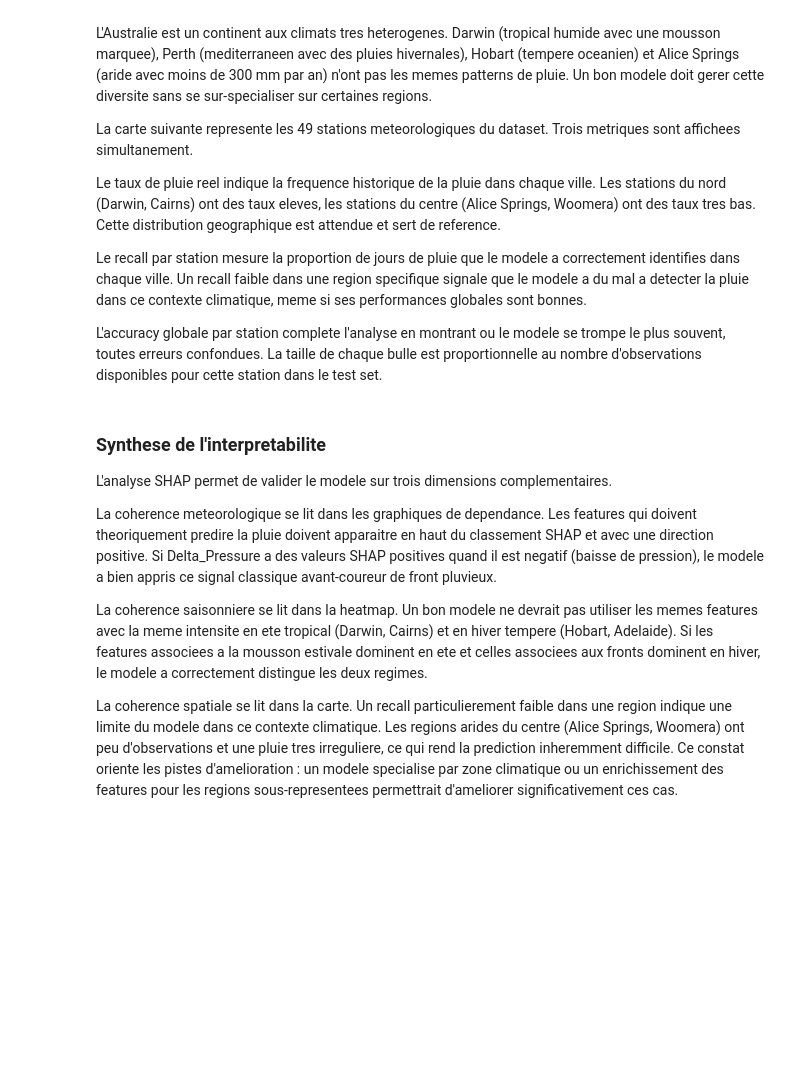
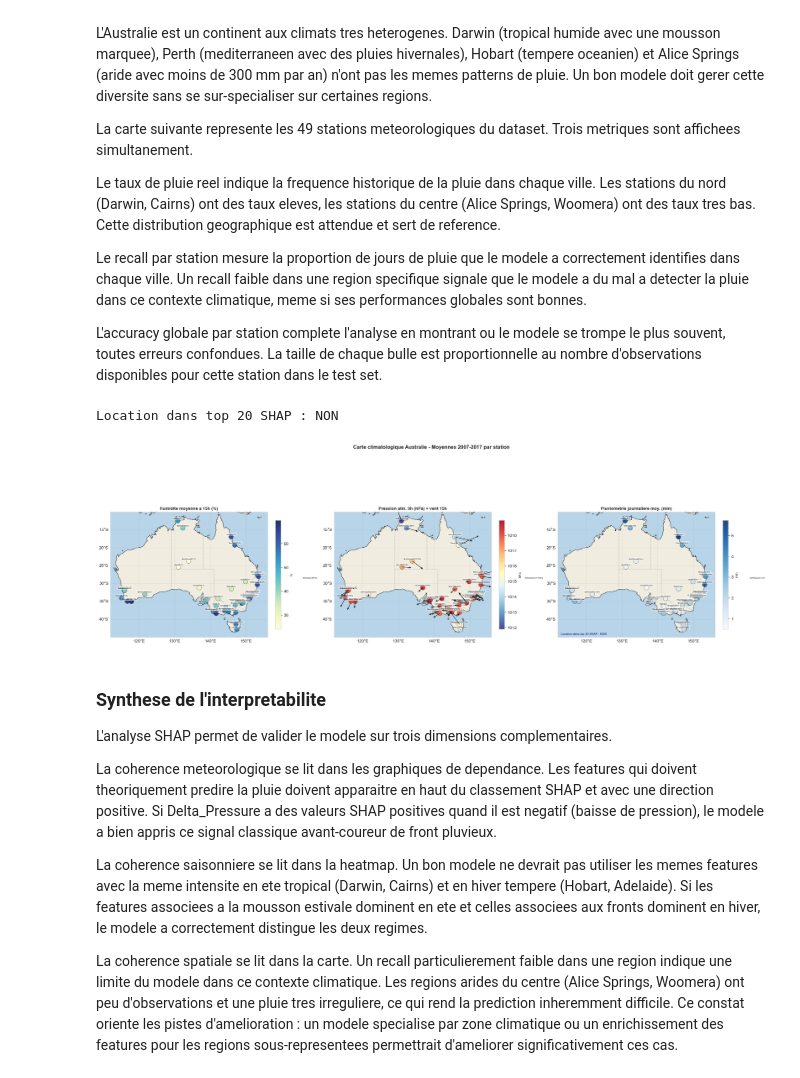
Before and after one commit to thomaspons/aug25cds_meteo_tp, a Jupyter notebook: notebooks/DS_project_weatherAUS.ipynb, the cells around one changed output. Saved outputs shown, nothing was run; the diff lists cells and outputs as text; code cells hidden in the pictures; blank space fills up the shorter version.

```diff
--- a/notebooks/DS_project_weatherAUS.ipynb
+++ b/notebooks/DS_project_weatherAUS.ipynb
@@ -1675,35 +1652,37 @@ for ax, (col, cmap, title, unit, add_quiver) in zip(axes, panels):
     cb.set_label(unit, fontsize=8)
 
     for _, row in climate.iterrows():
         ax.text(row['lon'], row['lat'] + 0.45,
-                f"{row['Location']}
-{row[col]:.1f}{unit}",
+                f"{row['Location']}{row[col]:.1f}{unit}",
                 fontsize=4, ha='center', va='bottom',
                 transform=proj, color='#111', zorder=6,
                 bbox=dict(facecolor='white', alpha=0.35, pad=0.5,
                           edgecolor='none', boxstyle='round'))
 
     if add_quiver:
         ax.quiver(climate['lon'], climate['lat'],
                   climate['wind_u'], climate['wind_v'],
                   color='#111', alpha=0.85,
                   transform=proj, zorder=7,
                   width=0.003, headwidth=4, headlength=4)
 
     ax.set_title(title, fontsize=10, fontweight='bold')
     gl = ax.gridlines(draw_labels=True, linewidth=0.3,
                       alpha=0.5, color='gray', linestyle='--')
     gl.top_labels   = False
     gl.right_labels = False
 
 axes[2].text(0.02, 0.02, loc_msg, transform=axes[2].transAxes,
              fontsize=7, color='navy', style='italic')
 
 plt.suptitle('Carte climatologique Australie - Moyennes 2007-2017 par station',
              fontsize=12, fontweight='bold', y=1.01)
 plt.tight_layout()
 plt.savefig(os.path.join(REPORTS_DIR, '08_australia_map.png'), dpi=120, bbox_inches='tight')
 plt.show()
+# %% [output]
+Location dans top 20 SHAP : NON
+[figure, added]
 # %% [markdown]
 ### Synthese de l'interpretabilite
 
```
Also changed, not shown: parts of 24 cells of this notebook, 11 other files.
